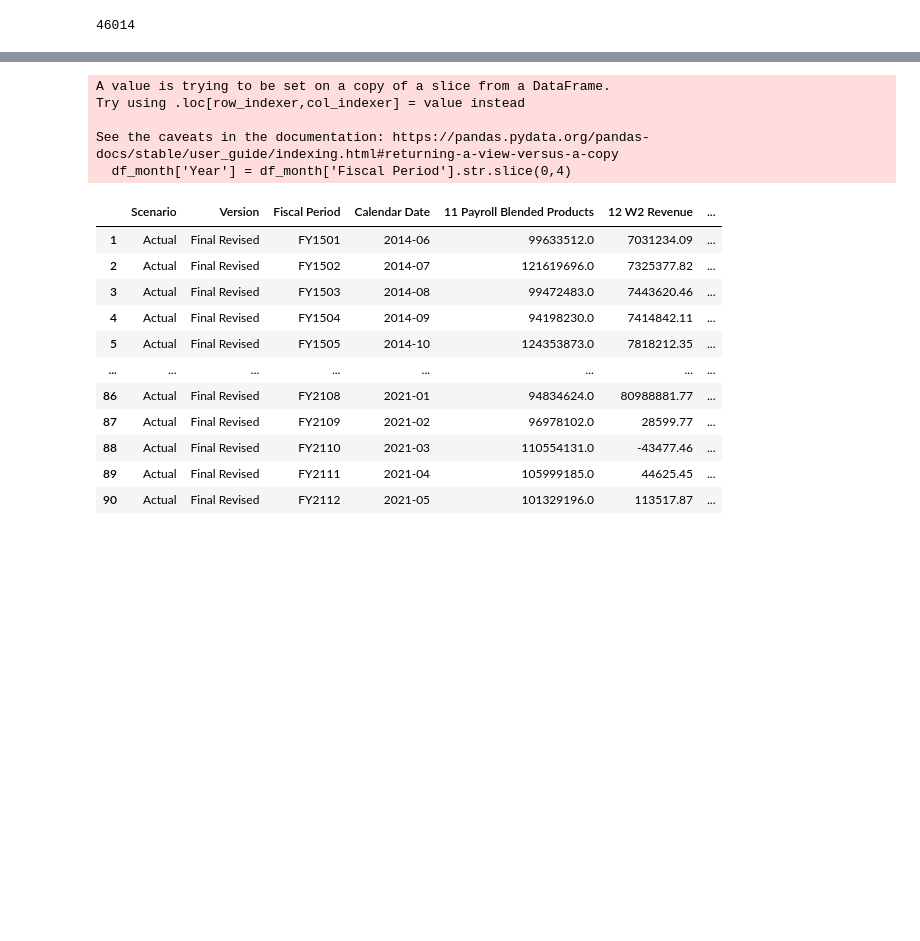
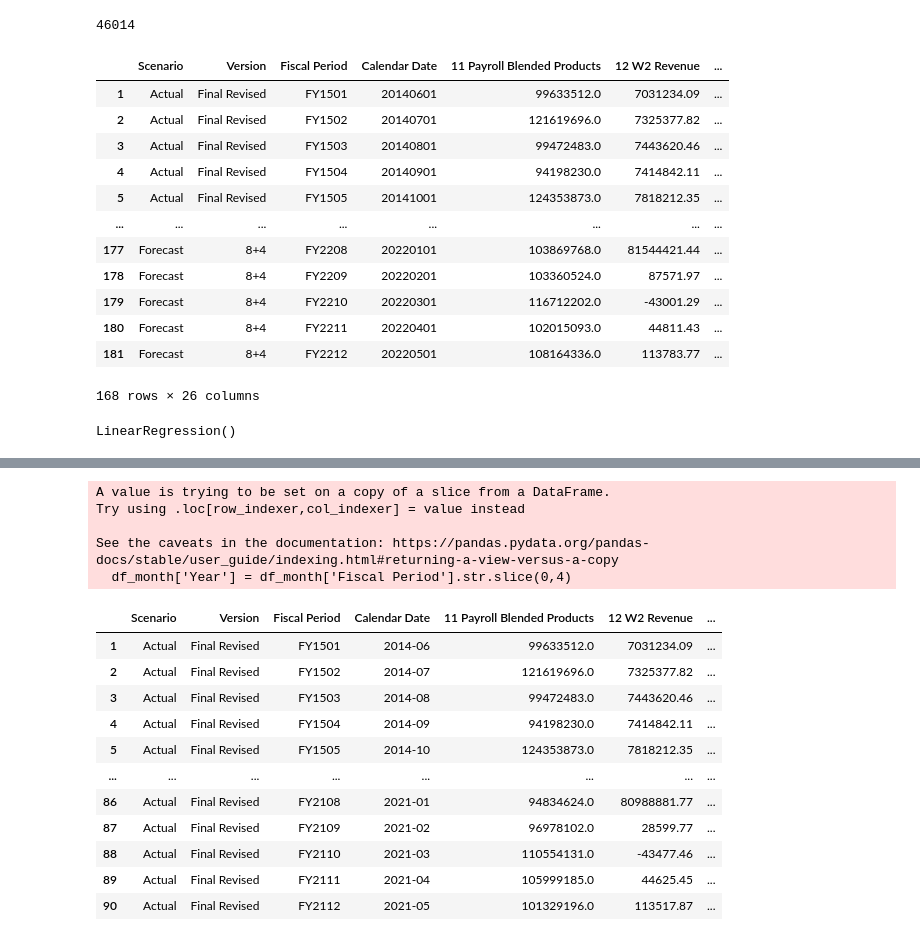
Before and after one commit to jluisjm/Paychex_revenue_forecast, a Jupyter notebook: notebooks/EDA.ipynb, the cells around one changed output, grey strips where cells are left out. Cells and saved outputs as stored; diff of their text form; code cells hidden in the pictures; blank space fills up the shorter version.

```diff
--- a/notebooks/EDA.ipynb
+++ b/notebooks/EDA.ipynb
@@ -28,3 +28,19 @@ stream_downloader.readinto(stream)
 46014
 # %%
 df = pd.read_parquet(stream, engine='pyarrow')
+# %%
+df
+# %% [output]
+|  | Scenario | Version | Fiscal Period | Calendar Date | 11 Payroll Blended Products | 12 W2 Revenue | ... |
+| 1 | Actual | Final Revised | FY1501 | 20140601 | 99633512.0 | 7031234.09 | ... |
+| 2 | Actual | Final Revised | FY1502 | 20140701 | 121619696.0 | 7325377.82 | ... |
+| 3 | Actual | Final Revised | FY1503 | 20140801 | 99472483.0 | 7443620.46 | ... |
+| 4 | Actual | Final Revised | FY1504 | 20140901 | 94198230.0 | 7414842.11 | ... |
+| 5 | Actual | Final Revised | FY1505 | 20141001 | 124353873.0 | 7818212.35 | ... |
+| ... | ... | ... | ... | ... | ... | ... | ... |
+| 177 | Forecast | 8+4 | FY2208 | 20220101 | 103869768.0 | 81544421.44 | ... |
+| 178 | Forecast | 8+4 | FY2209 | 20220201 | 103360524.0 | 87571.97 | ... |
+| 179 | Forecast | 8+4 | FY2210 | 20220301 | 116712202.0 | -43001.29 | ... |
+| 180 | Forecast | 8+4 | FY2211 | 20220401 | 102015093.0 | 44811.43 | ... |
+| 181 | Forecast | 8+4 | FY2212 | 20220501 | 108164336.0 | 113783.77 | ... |
+168 rows × 26 columns
@@ -30,0 +55,4 @@ df = pd.read_parquet(stream, engine='pyarrow')
+# %%
+reg.fit(X,y)
+# %% [output]
+LinearRegression()
```
Also changed, not shown: parts of 8 cells of this notebook, 8 other files.
